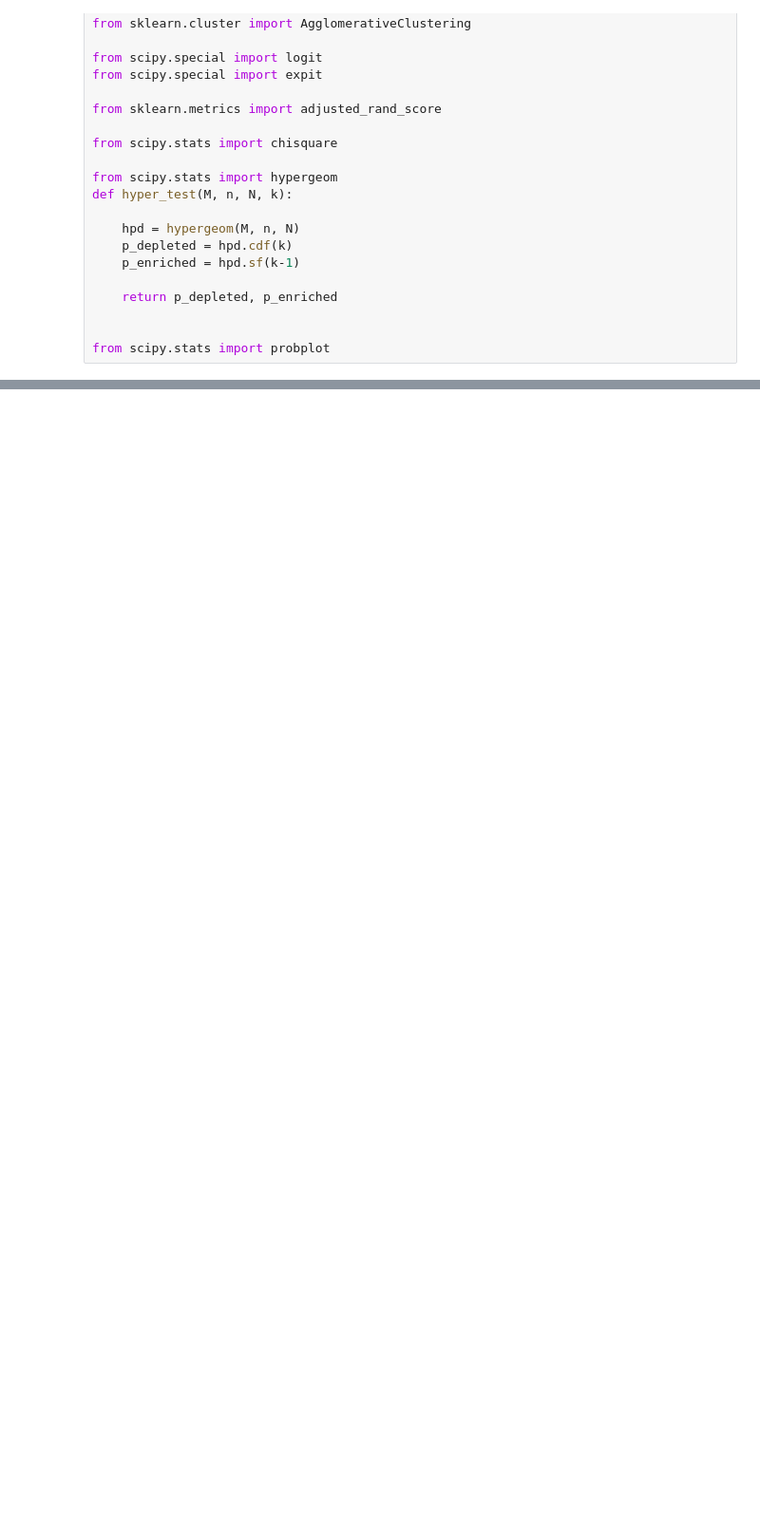
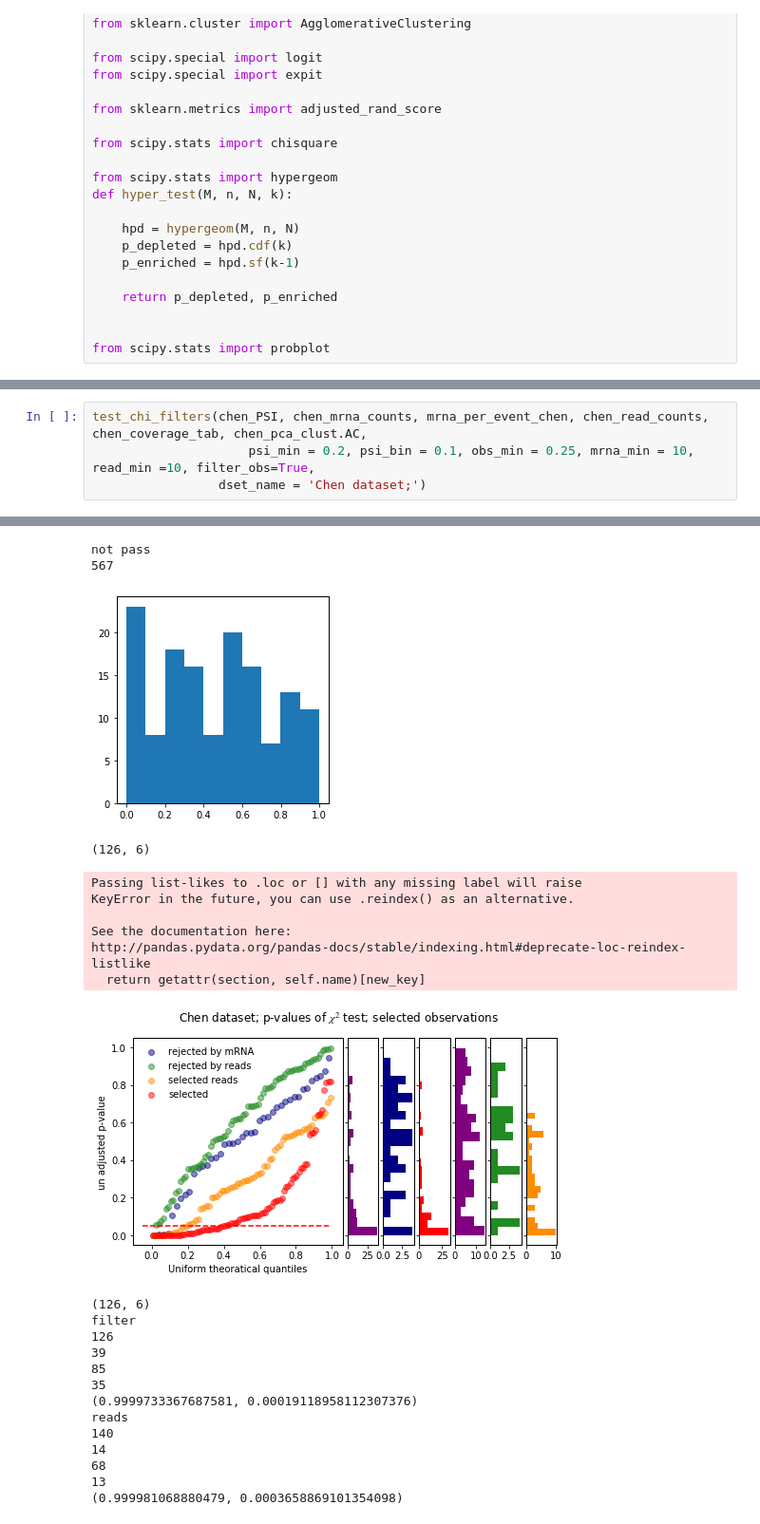
Before and after one commit to lareaulab/sc_binary_splicing, a Jupyter notebook: backup/Untitled2.ipynb, the cells around one changed output, grey strips where cells are left out. Shown at 95% size. Saved outputs shown, nothing was run; the diff lists cells and outputs as text; blank space fills up the shorter version.

```diff
--- a/backup/Untitled2.ipynb
+++ b/backup/Untitled2.ipynb
@@ -632,0 +387,5 @@ reads
+# %%
+test_chi_filters(chen_PSI, chen_mrna_counts, mrna_per_event_chen, chen_read_counts, chen_coverage_tab, chen_pca_clust.AC,
+                     psi_min = 0.2, psi_bin = 0.1, obs_min = 0.25, mrna_min = 10, read_min =10, filter_obs=True,
+                 dset_name = 'Chen dataset;')
+# %% [output]
@@ -632,0 +398,24 @@ reads
+not pass
+567
+[figure, added]
+(126, 6)
+Passing list-likes to .loc or [] with any missing label will raise
+KeyError in the future, you can use .reindex() as an alternative.
+
+See the documentation here:
+http://pandas.pydata.org/pandas-docs/stable/indexing.html#deprecate-loc-reindex-listlike
+  return getattr(section, self.name)[new_key]
+[figure, added]
+(126, 6)
+filter
+126
+39
+85
+35
+(0.9999733367687581, 0.00019118958112307376)
+reads
+140
+14
+68
+13
+(0.999981068880479, 0.0003658869101354098)
```
Also changed, not shown: parts of 48 cells of this notebook, 1 other file.
